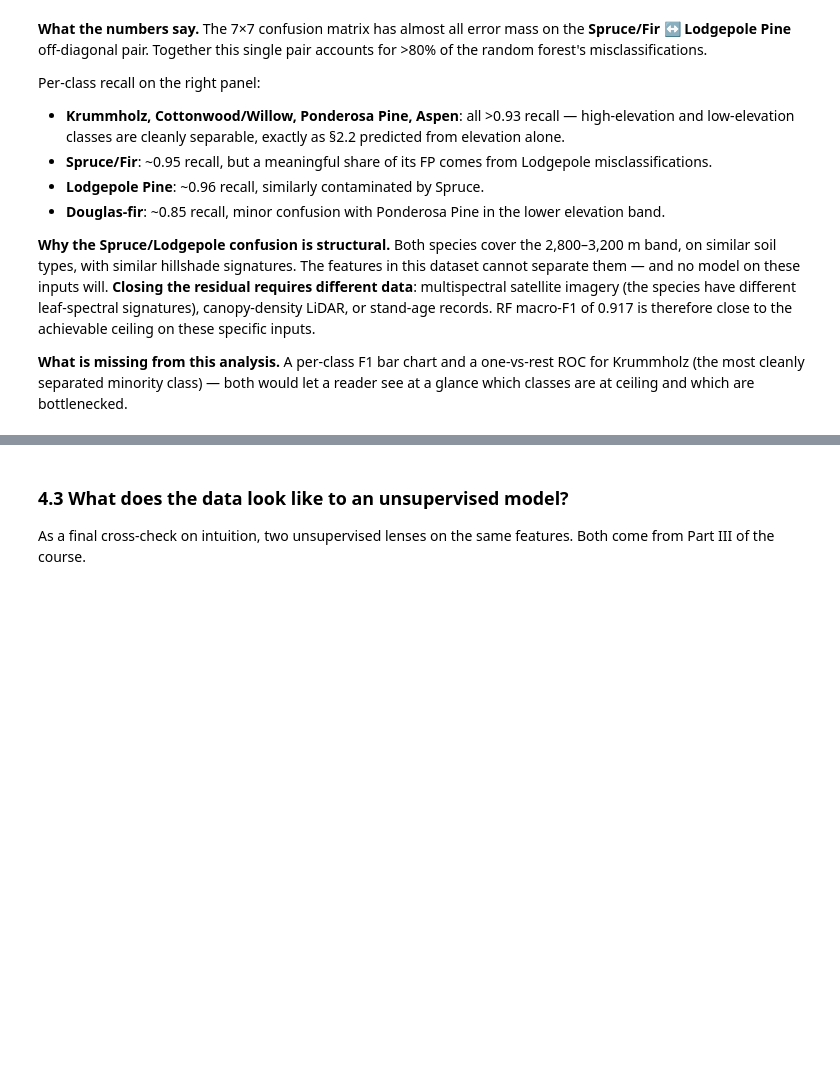
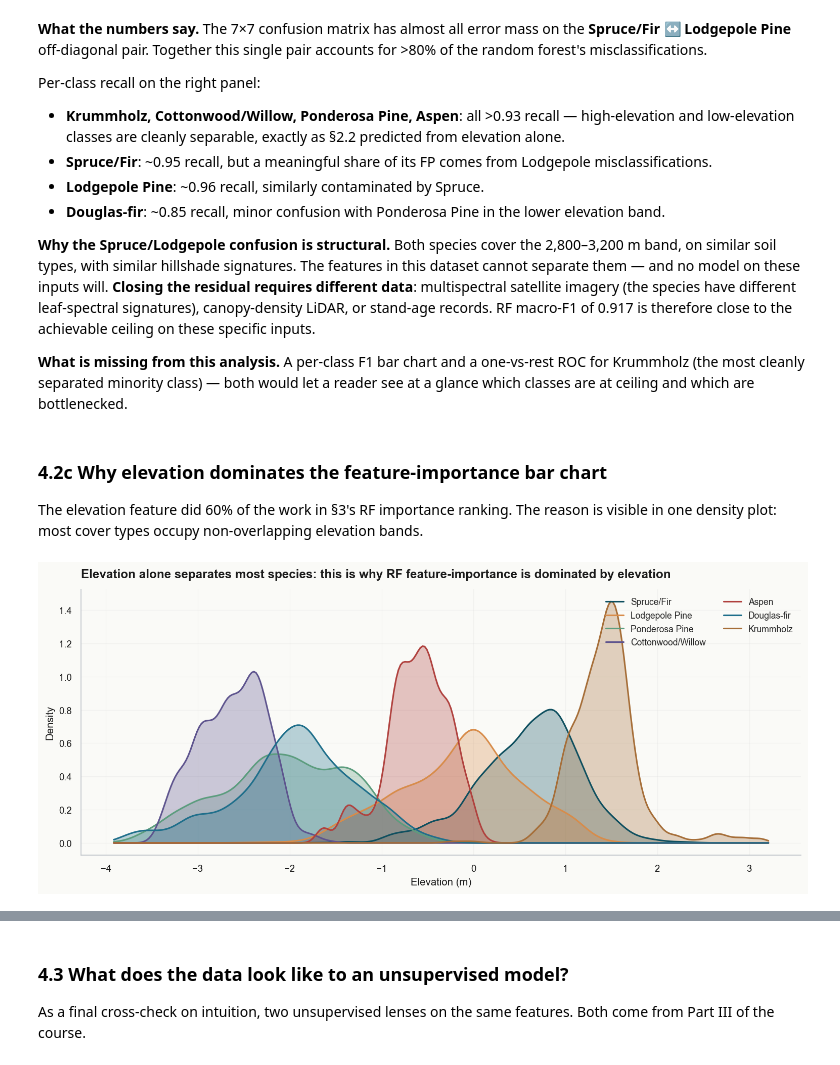
Before and after one commit to Ahmad-Jaradat-Space/forest-cover-type, a Jupyter notebook: notebook.ipynb, the cells around one changed output, grey strips where cells are left out. Saved outputs shown, nothing was run; the diff lists cells and outputs as text; code cells hidden in the pictures; blank space fills up the shorter version.

```diff
--- a/notebook.ipynb
+++ b/notebook.ipynb
@@ -541,3 +552,14 @@ Per-class recall on the right panel:
 **Why the Spruce/Lodgepole confusion is structural.** Both species cover the 2,800–3,200 m band, on similar soil types, with similar hillshade signatures. The features in this dataset cannot separate them — and no model on these inputs will. **Closing the residual requires different data**: multispectral satellite imagery (the species have different leaf-spectral signatures), canopy-density LiDAR, or stand-age records. RF macro-F1 of 0.917 is therefore close to the achievable ceiling on these specific inputs.
 
 **What is missing from this analysis.** A per-class F1 bar chart and a one-vs-rest ROC for Krummholz (the most cleanly separated minority class) — both would let a reader see at a glance which classes are at ceiling and which are bottlenecked.
+# %% [markdown]
+### 4.2c Why elevation dominates the feature-importance bar chart
+
+The elevation feature did 60% of the work in §3's RF importance ranking. The reason is visible in one density plot: most cover types occupy non-overlapping elevation bands.
+# %%
+feat_names = data.CONTINUOUS + data.WILDERNESS + data.SOIL
+fig, ax = plt.subplots(figsize=(11, 4.8))
+plots.elevation_kde(X_train, y_train, feat_names, data.CLASS_NAMES, ax=ax)
+plt.tight_layout(); plt.show()
+# %% [output]
+[figure, added]
```
Also changed, not shown: parts of 8 cells of this notebook.
